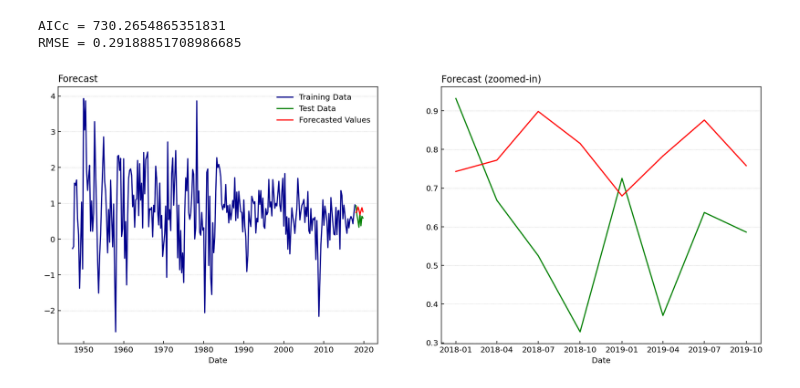
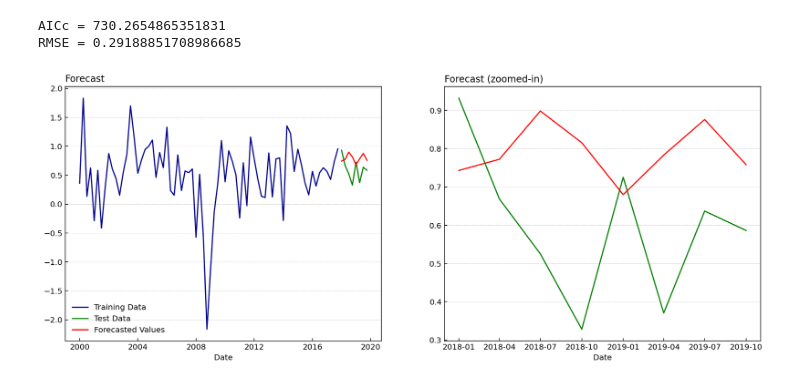
Before and after one commit to LeonHackl/TimeSeries-Forecasting, a Jupyter notebook: ARIMA-Python.ipynb, the cells around one changed output. Drawn from its saved outputs; the diff is of its cells as text; code cells hidden in the pictures.

```diff
--- a/ARIMA-Python.ipynb
+++ b/ARIMA-Python.ipynb
@@ -282,6 +336,6 @@ def plot_forecast(training, testing, y_hat):
     ax2.tick_params(direction = "in")
     ax2.grid(axis = "y", linewidth = 0.5, linestyle = ":")
 # %%
-plot_forecast(training, X_test, y_hat)
+plot_forecast(training["2000-01-01":"2017-10-01"], X_test, y_hat)
 # %% [output]
-[figure, old version]
+[figure, new version]
```
Also changed, not shown: parts of 6 cells of this notebook.
